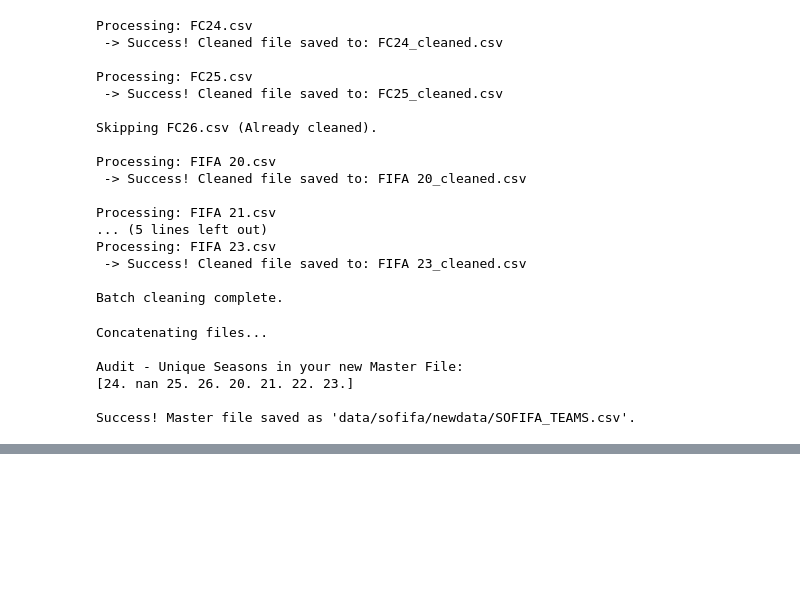
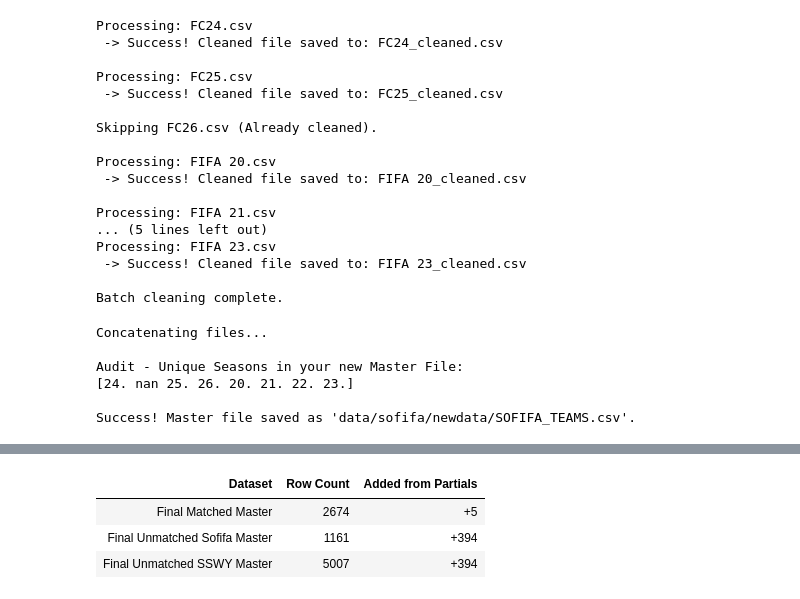
Before and after one commit to Ashwynkumar16/Soccersolver_data_merge, a Jupyter notebook: SOFIFA.ipynb, the cells around one changed output, grey strips where cells are left out. Drawn from its saved outputs; the diff is of its cells as text; code cells hidden in the pictures; blank space fills up the shorter version.

Commit message:
team data merged

```diff
--- a/SOFIFA.ipynb
+++ b/SOFIFA.ipynb
@@ -2119,0 +2555,85 @@ Success! Master file saved as 'data/sofifa/newdata/SOFIFA_TEAMS.csv'.
+# %%
+# 1. Load All Active Files
+df_matched = pd.read_csv('newdata/teams/matched/MATCHED_100.csv')
+df_un_sof = pd.read_csv('newdata/teams/no match/UNMATCHED_SOFIFA.csv')
+df_un_sswy = pd.read_csv('newdata/teams/no match/UNMATCHED_SSWY.csv')
+
+df_auto_rej = pd.read_csv('newdata/teams/partial match/AUTO_REJECTED_PARTIALS.csv')
+df_manual = pd.read_csv('newdata/teams/partial match/PARTIAL_MATCH_REVIEW_WITH_APPROVAL.csv')
+
+initial_matched_count = len(df_matched)
+initial_un_sof_count = len(df_un_sof)
+initial_un_sswy_count = len(df_un_sswy)
+initial_partial_count = len(df_auto_rej) + len(df_manual)
+
+# Safely convert blanks to 0 and force all inputs (like 1.0 or '1') into flat integers
+df_manual['APPROVED'] = pd.to_numeric(df_manual['APPROVED'], errors='coerce').fillna(0).astype(int)
+
+approved_mask = df_manual['APPROVED'] == 1
+
+# Drop the APPROVED column before merging so it doesn't pollute the final dataset
+df_approved = df_manual[approved_mask].drop(columns=['APPROVED']).copy()
+df_manual_rejected = df_manual[~approved_mask].drop(columns=['APPROVED']).copy()
+
+# 3. Consolidate All Rejected Records
+df_all_rejected = pd.concat([df_auto_rej, df_manual_rejected], ignore_index=True)
+
+# 4. Generate Final Matched Dataset
+FINAL_MATCHED = pd.concat([df_matched, df_approved], ignore_index=True)
+
+# 5. Shatter Rejected Records & Append to Unmatched
+# Dynamically separate the Sofifa and SSWY halves based on column prefixes
+sofifa_cols = [c for c in df_all_rejected.columns if c.startswith('sofifa_')]
+sswy_cols = [c for c in df_all_rejected.columns if not c.startswith('sofifa_') and c not in ['match_score', 'match_type', 'processed_at']]
+
+rejected_sofifa = df_all_rejected[sofifa_cols].copy()
+rejected_sswy = df_all_rejected[sswy_cols].copy()
+
+FINAL_UNMATCHED_SOFIFA = pd.concat([df_un_sof, rejected_sofifa], ignore_index=True)
+FINAL_UNMATCHED_SSWY = pd.concat([df_un_sswy, rejected_sswy], ignore_index=True)
+
+# 6. Export the Master Files
+FINAL_MATCHED.to_csv('newdata/teams/matched/FINAL_MATCHED_MASTER.csv', index=False)
+FINAL_UNMATCHED_SOFIFA.to_csv('newdata/teams/no match/FINAL_UNMATCHED_SOFIFA_MASTER.csv', index=False)
+FINAL_UNMATCHED_SSWY.to_csv('newdata/teams/no match/FINAL_UNMATCHED_SSWY_MASTER.csv', index=False)
+
+
+# =====================================================================
+# --- STEP 3B VERIFICATION PROTOCOL ---
+# =====================================================================
+display(HTML("<h3>--- STEP 3B: FINAL MASTER CONSOLIDATION REPORT ---</h3>"))
+
+total_approved = len(df_approved)
+total_rejected = len(df_all_rejected)
+
+final_match_count = len(FINAL_MATCHED)
+final_sof_count = len(FINAL_UNMATCHED_SOFIFA)
+final_sswy_count = len(FINAL_UNMATCHED_SSWY)
+
+# Constraint Checks
+partial_split_pass = (total_approved + total_rejected) == initial_partial_count
+match_sum_pass = final_match_count == (initial_matched_count + total_approved)
+sof_sum_pass = final_sof_count == (initial_un_sof_count + total_rejected)
+sswy_sum_pass = final_sswy_count == (initial_un_sswy_count + total_rejected)
+
+report_data = {
+    'Dataset': ['Final Matched Master', 'Final Unmatched Sofifa Master', 'Final Unmatched SSWY Master'],
+    'Row Count': [final_match_count, final_sof_count, final_sswy_count],
+    'Added from Partials': [f"+{total_approved}", f"+{total_rejected}", f"+{total_rejected}"]
+}
+df_report = pd.DataFrame(report_data)
+
+integrity_data = {
+    'Test': ["Partial Triage Conservation", "Matched Dataset Conservation", "Unmatched Sofifa Conservation", "Unmatched SSWY Conservation"],
+    'Status': ['PASS' if partial_split_pass else 'FAIL',
+               'PASS' if match_sum_pass else 'FAIL',
+               'PASS' if sof_sum_pass else 'FAIL',
+               'PASS' if sswy_sum_pass else 'FAIL']
+}
+df_integrity = pd.DataFrame(integrity_data)
+
+display(HTML("<b>1. Master File Outputs</b>"))
+display(df_report.style.hide(axis="index"))
+display(HTML("<br><b>2. Master Integrity Checks</b>"))
+display(df_integrity.style.hide(axis="index"))
+# %% [output]
@@ -2119,0 +2642,4 @@ Success! Master file saved as 'data/sofifa/newdata/SOFIFA_TEAMS.csv'.
+| Dataset | Row Count | Added from Partials |
+| Final Matched Master | 2674 | +5 |
+| Final Unmatched Sofifa Master | 1161 | +394 |
+| Final Unmatched SSWY Master | 5007 | +394 |
```
Also changed, not shown: parts of 5 cells of this notebook, 1 other file.
